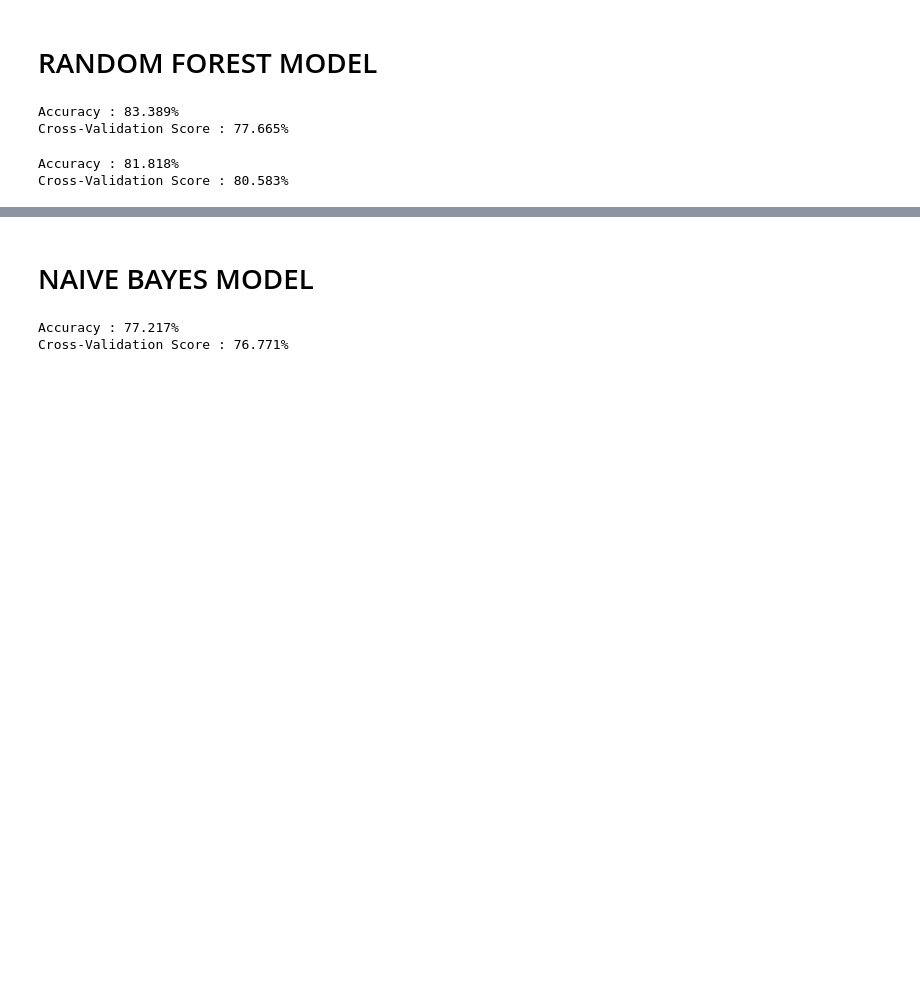
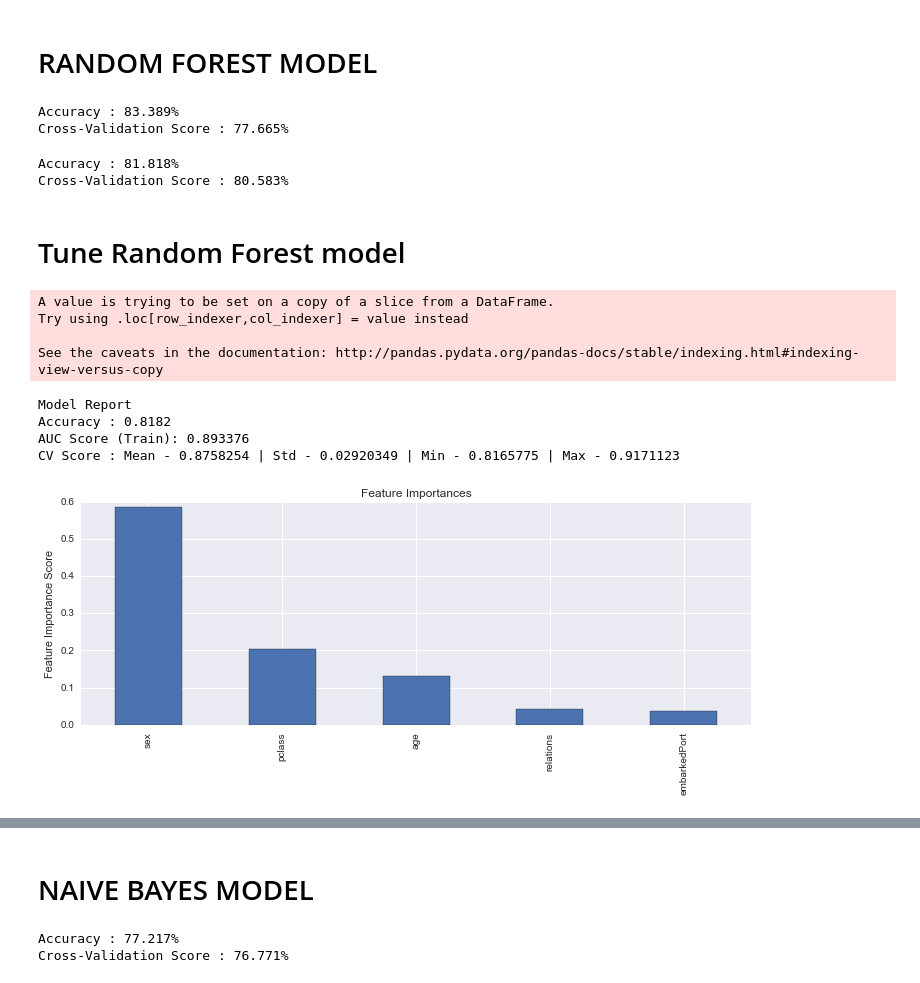
Before and after one commit to svjt78/Titanic-Predictive-Analytics-with-Kaggle-Dataset, a Jupyter notebook: Titanic-Predictive-Model-with-Kaggle_dataset.ipynb, the cells around one changed output, grey strips where cells are left out. Drawn from its saved outputs; the diff is of its cells as text; code cells hidden in the pictures; blank space fills up the shorter version.

```diff
--- a/Titanic-Predictive-Model-with-Kaggle_dataset.ipynb
+++ b/Titanic-Predictive-Model-with-Kaggle_dataset.ipynb
@@ -1090,3 +1089,5 @@ classification_model(model, df2, predictor_var,outcome_var)
 # %% [output]
 Accuracy : 81.818%
 Cross-Validation Score : 80.583%
+# %% [markdown]
+# Tune Random Forest model
@@ -1092,0 +1108,46 @@ Cross-Validation Score : 80.583%
+# %%
+#define a function which will help us create RF models and perform cross-validation.
+
+def modelfit(alg, dtrain, predictors, performCV=True, printFeatureImportance=True, cv_folds=10):
+    #Fit the algorithm on the data
+
+    dtrain['survived'] = label_binarize(dtrain['survived'], classes=[0, 1, 2])
+    alg.fit(dtrain[predictors], dtrain['survived'])
+
+    #Predict training set:
+    dtrain_predictions = alg.predict(dtrain[predictors])
+    dtrain_predprob = alg.predict_proba(dtrain[predictors])[:,1]
+
+    #Perform cross-validation:
+    if performCV:
+        cv_score = cross_validation.cross_val_score(alg, dtrain[predictors], dtrain['survived'], cv=cv_folds, scoring='roc_auc')
+
+    #Print model report:
+    print ("\nModel Report")
+    print ("Accuracy : %.4g" % metrics.accuracy_score(dtrain['survived'].values, dtrain_predictions))
+    print ("AUC Score (Train): %f" % metrics.roc_auc_score(dtrain['survived'], dtrain_predprob))
+
+    if performCV:
+        print ("CV Score : Mean - %.7g | Std - %.7g | Min - %.7g | Max - %.7g" % (np.mean(cv_score),np.std(cv_score),np.min(cv_score),np.max(cv_score)))
+
+    #Print Feature Importance:
+    if printFeatureImportance:
+        feat_imp = pd.Series(alg.feature_importances_, predictors).sort_values(ascending=False)
+        feat_imp.plot(kind='bar', title='Feature Importances')
+        plt.ylabel('Feature Importance Score')
+# %%
+#Create baseline model with RF model
+predictors = [x for x in df2.columns if x not in [response, IDcol, CabinID]]
+rfm0 = RandomForestClassifier(n_estimators =500,  oob_score = "TRUE", n_jobs = -1,
+    random_state =10, max_features = "sqrt", min_samples_split = 20, min_samples_leaf = 20)
+modelfit(rfm0, df2, predictors)
+# %% [output]
+A value is trying to be set on a copy of a slice from a DataFrame.
+Try using .loc[row_indexer,col_indexer] = value instead
+
+See the caveats in the documentation: http://pandas.pydata.org/pandas-docs/stable/indexing.html#indexing-view-versus-copy
+Model Report
+Accuracy : 0.8182
+AUC Score (Train): 0.893376
+CV Score : Mean - 0.8758254 | Std - 0.02920349 | Min - 0.8165775 | Max - 0.9171123
+[figure, added]
```
Also changed, not shown: parts of 31 cells of this notebook.
